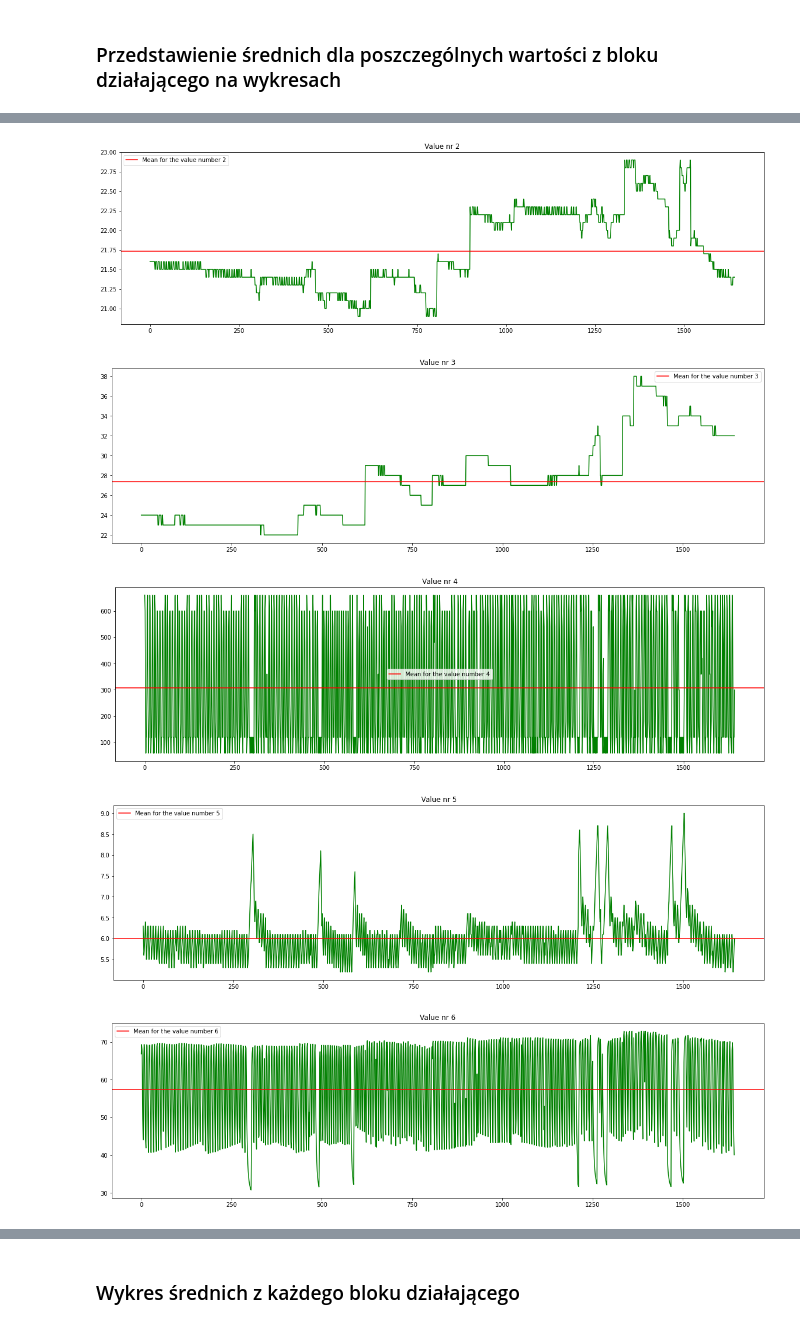
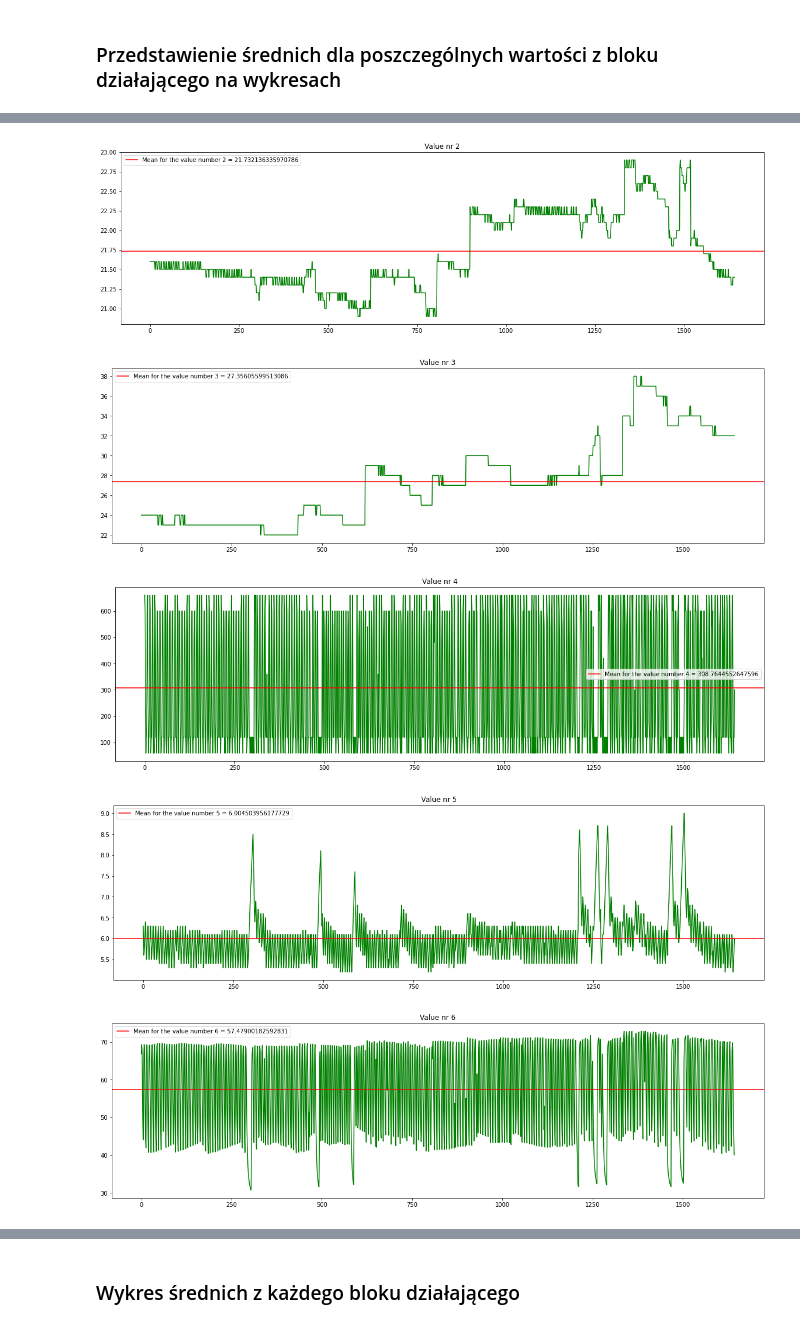
Before and after one commit to nerooc/device-downtime-detection, a Jupyter notebook: data_analysis/means.ipynb, the cells around one changed output, grey strips where cells are left out. Drawn from its saved outputs; the diff is of its cells as text; code cells hidden in the pictures.

```diff
--- a/data_analysis/means.ipynb
+++ b/data_analysis/means.ipynb
@@ -50,7 +50,7 @@ for idx in range(9):
 
     plt.plot(working_blocks_single_value_array, color='green')
     plt.title("Value nr {0}".format(idx))
-    plt.axhline(y=working_blocks_means[idx], color='r', linestyle='-', label='Mean for the value number {0}'.format(idx))
+    plt.axhline(y=working_blocks_means[idx], color='r', linestyle='-', label='Mean for the value number {0} = {1}'.format(idx, working_blocks_means[idx]))
     plt.legend()
     plt.show()
 # %% [output]
@@ -59,5 +59,5 @@ for idx in range(9):
-[figure, old version]
+[figure, new version]
-[figure, old version]
+[figure, new version]
-[figure, old version]
+[figure, new version]
-[figure, old version]
+[figure, new version]
-[figure, old version]
+[figure, new version]
```
Also changed, not shown: parts of 3 cells of this notebook, 1 other file.
